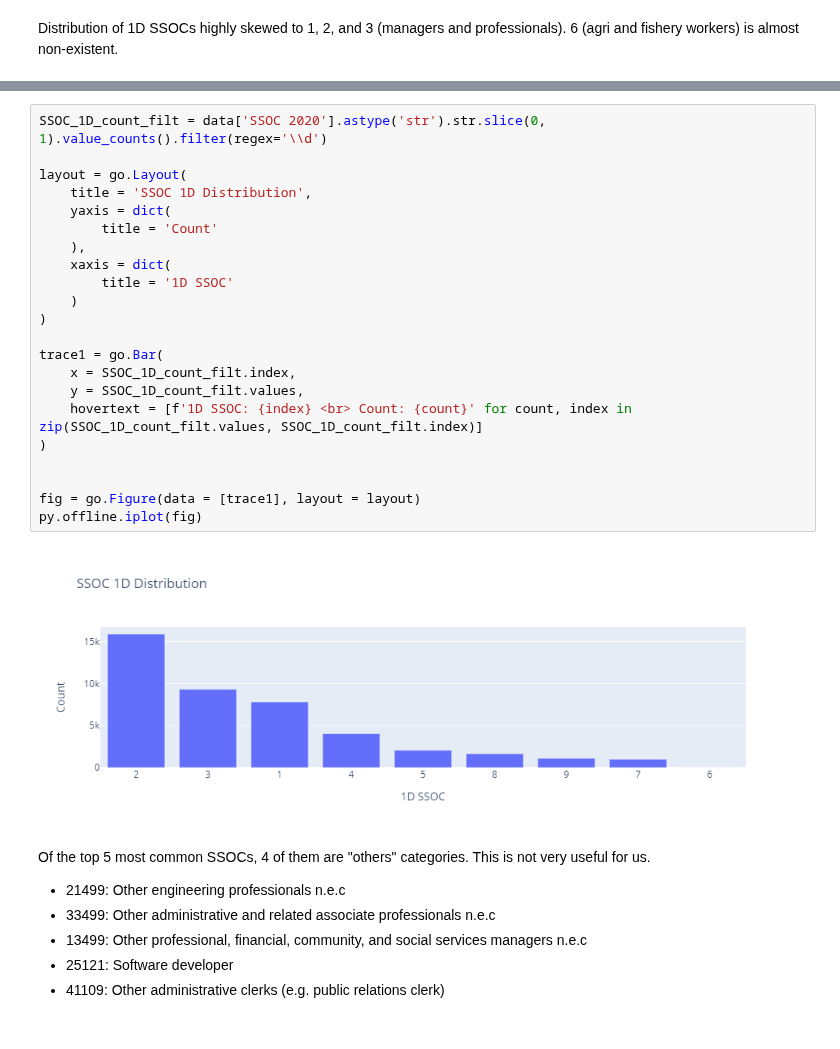
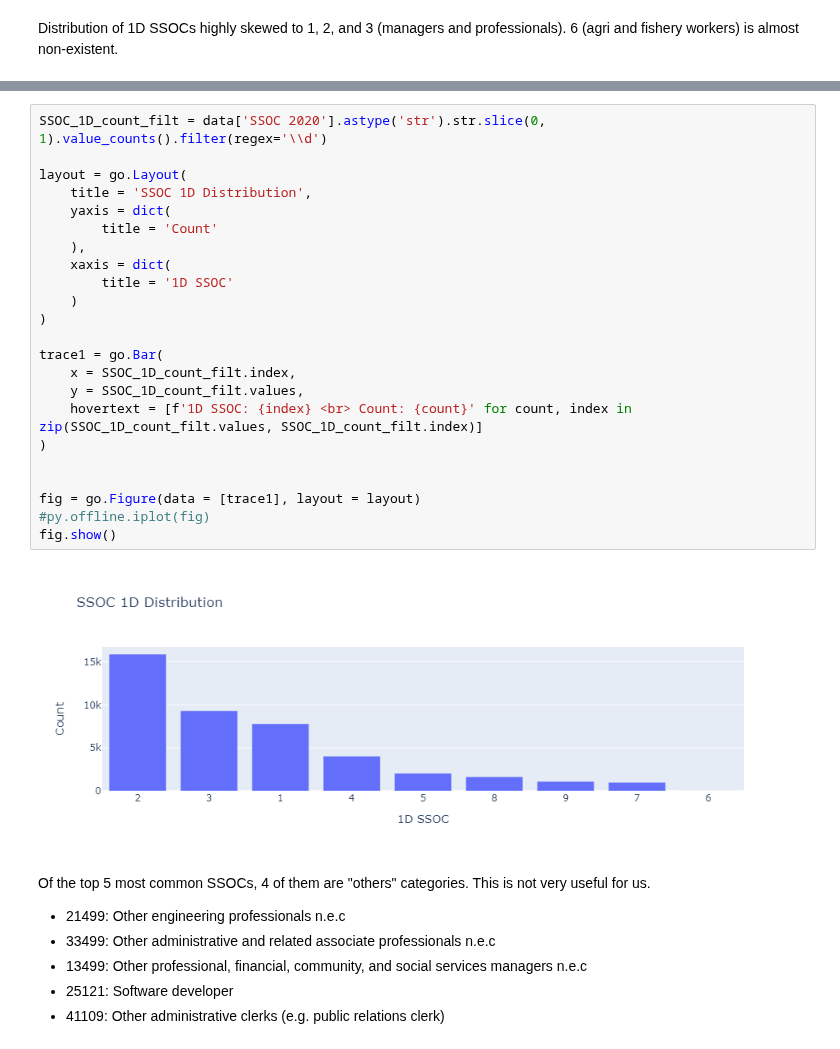
Before and after one commit to Benjamin-Aw-93/ssoc_autocoder, a Jupyter notebook: Notebooks/Investigating Data Distribution.ipynb, the cells around one changed output, grey strips where cells are left out. Drawn from its saved outputs; the diff is of its cells as text.

```diff
--- a/Notebooks/Investigating Data Distribution.ipynb
+++ b/Notebooks/Investigating Data Distribution.ipynb
@@ -58,27 +70,28 @@ Name: SSOC 2020, dtype: int64
 # %%
 SSOC_1D_count_filt = data['SSOC 2020'].astype('str').str.slice(0, 1).value_counts().filter(regex='\\d')
 
 layout = go.Layout(
     title = 'SSOC 1D Distribution',
     yaxis = dict(
         title = 'Count'
     ),
     xaxis = dict(
         title = '1D SSOC'
     )
 )
 
 trace1 = go.Bar(
     x = SSOC_1D_count_filt.index,
     y = SSOC_1D_count_filt.values,
     hovertext = [f'1D SSOC: {index} <br> Count: {count}' for count, index in zip(SSOC_1D_count_filt.values, SSOC_1D_count_filt.index)]
 )
 
 
 fig = go.Figure(data = [trace1], layout = layout)
-py.offline.iplot(fig)
+#py.offline.iplot(fig)
+fig.show()
 # %% [output]
-[figure, old version]
+[figure, new version]
 # %% [markdown]
 Of the top 5 most common SSOCs, 4 of them are "others" categories. This is not very useful for us.
 
```
Also changed, not shown: parts of 8 cells of this notebook, 3 other files.
